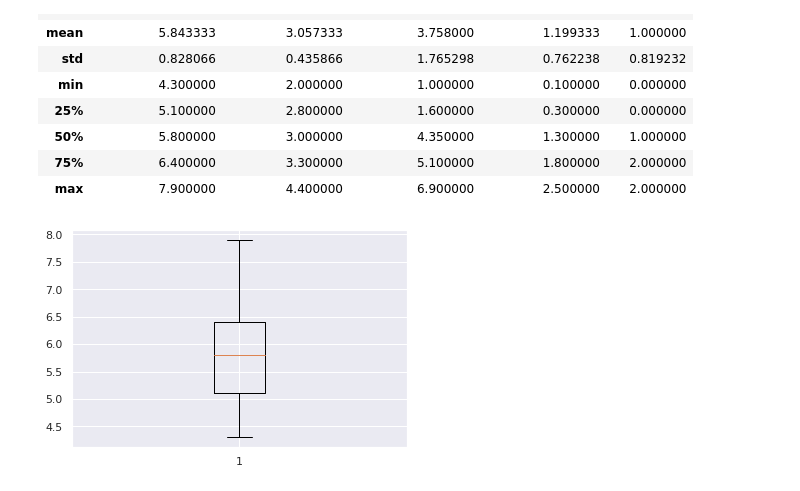
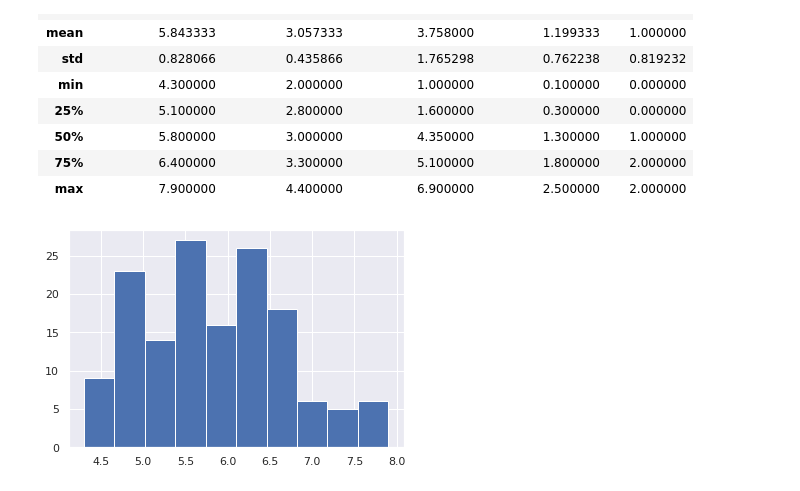
Before and after one commit to paulo-santos-ds/Estatistica, a Jupyter notebook: Estatistica.ipynb, the cells around one changed output. Drawn from its saved outputs; the diff is of its cells as text; code cells hidden in the pictures.

```diff
--- a/Estatistica.ipynb
+++ b/Estatistica.ipynb
@@ -126,7 +130,7 @@ df.describe()
 | 75% | 6.400000 | 3.300000 | 5.100000 | 1.800000 | 2.000000 |
 | max | 7.900000 | 4.400000 | 6.900000 | 2.500000 | 2.000000 |
 # %%
-plt.boxplot(df['sepal length (cm)'])
+plt.hist(df['sepal length (cm)'])
 plt.show()
 # %% [output]
-[figure, old version]
+[figure, new version]
```
Also changed, not shown: parts of 9 cells of this notebook.
